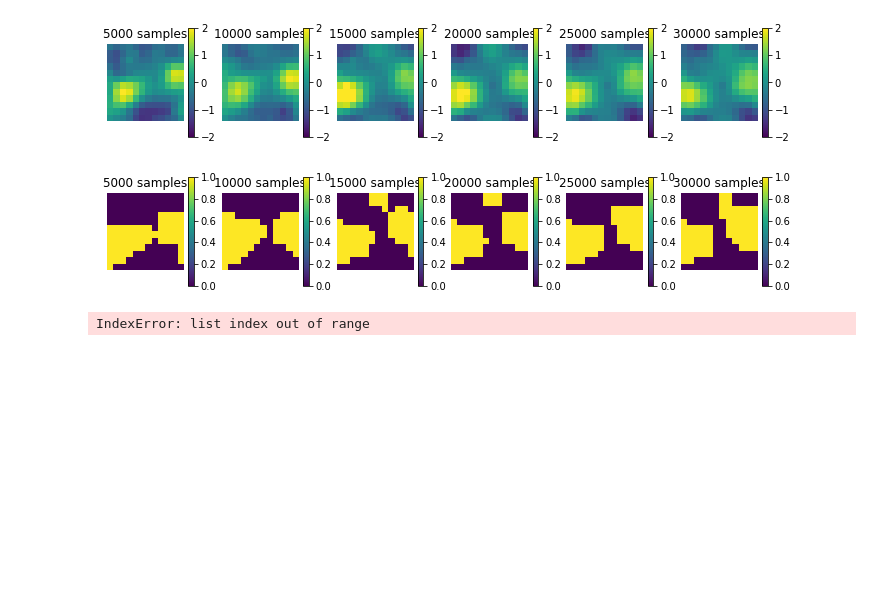
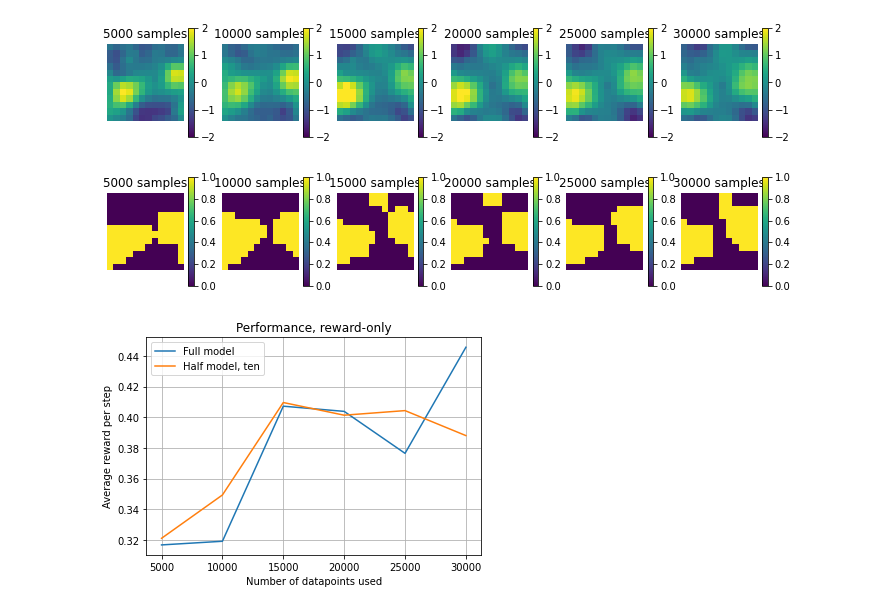
Before and after one commit to ccli3896/RLWorms, a Jupyter notebook: 12_19_homeTesting/QuarantineWeek.ipynb, the cells around one changed output. Cells and saved outputs as stored; diff of their text form; code cells hidden in the pictures; blank space fills up the shorter version.

```diff
--- a/12_19_homeTesting/QuarantineWeek.ipynb
+++ b/12_19_homeTesting/QuarantineWeek.ipynb
@@ -413,10 +413,20 @@ for i,s in enumerate(samps_df):
     for ii,lea_out in enumerate(lea_outs):
         perf,q_diffs = lea_out.get()
         if ii==0:
-            half_no_learn.append(perf/len(samps_df))
-            half_no_learn_pol.append(q_diffs/len(samps_df))
+            half_no_learn.append(perf/trials)
+            half_no_learn_pol.append(q_diffs/trials)
         else:
-            half_no_learn[ii] += perf/len(samps_df)
-            half_no_learn_pol[ii] += q_diffs/len(samps_df)
+            half_no_learn[i] += perf/trials
+            half_no_learn_pol[i] += q_diffs/trials
-# %% [output]
-IndexError: list index out of range
+# %%
+plt.plot(all_no_learn,label='Full model')
+plt.plot(half_no_learn,label='Half model, ten')
+plt.title('Performance, reward-only')
+plt.xticks(range(6),np.arange(5000,30001,5000))
+plt.ylabel('Average reward per step')
+plt.xlabel('Number of datapoints used');
+plt.legend();
+
+plt.grid();
+# %% [output]
+[figure, added]
```
Also changed, not shown: parts of 5 cells of this notebook, 2 other files.
